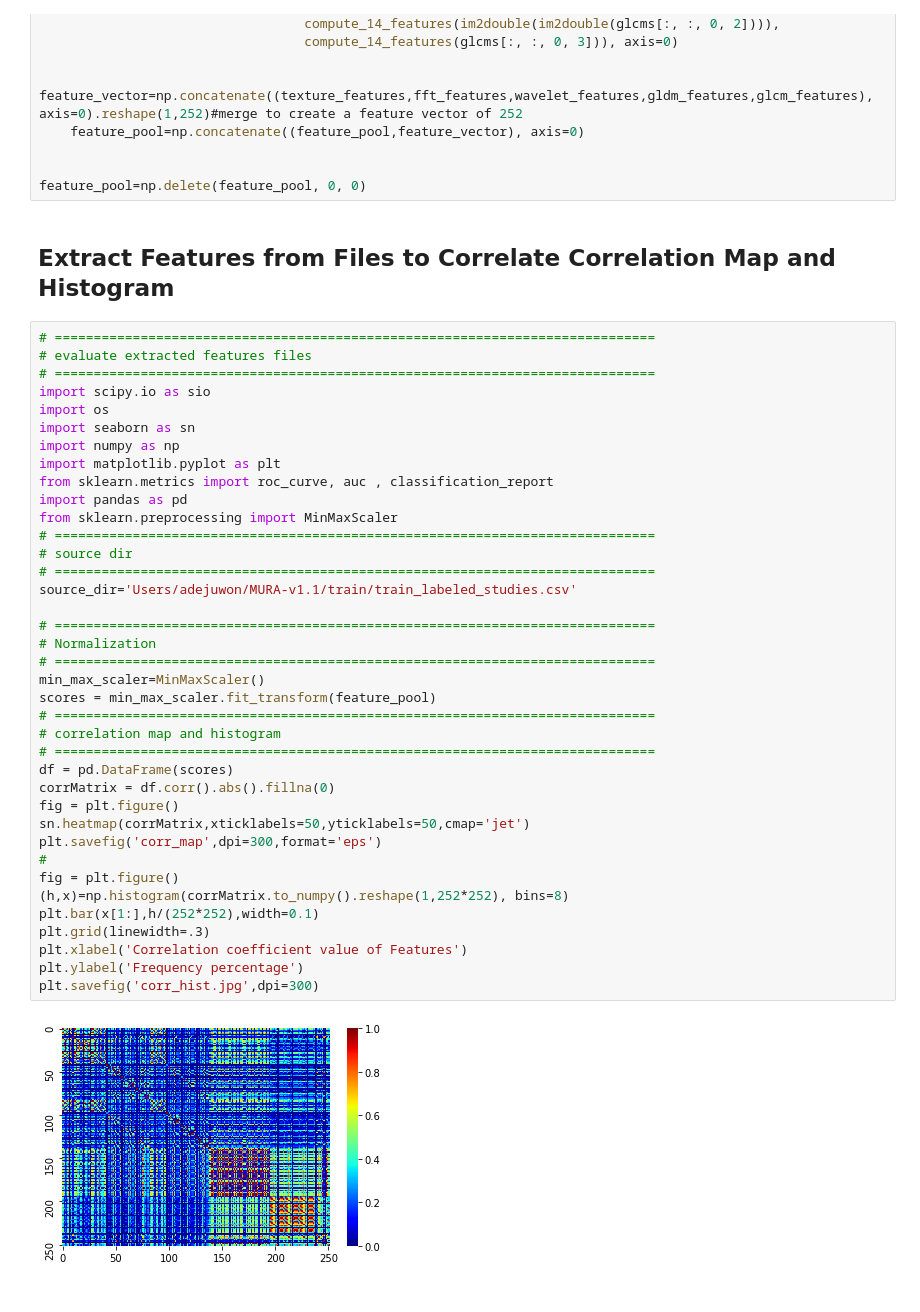
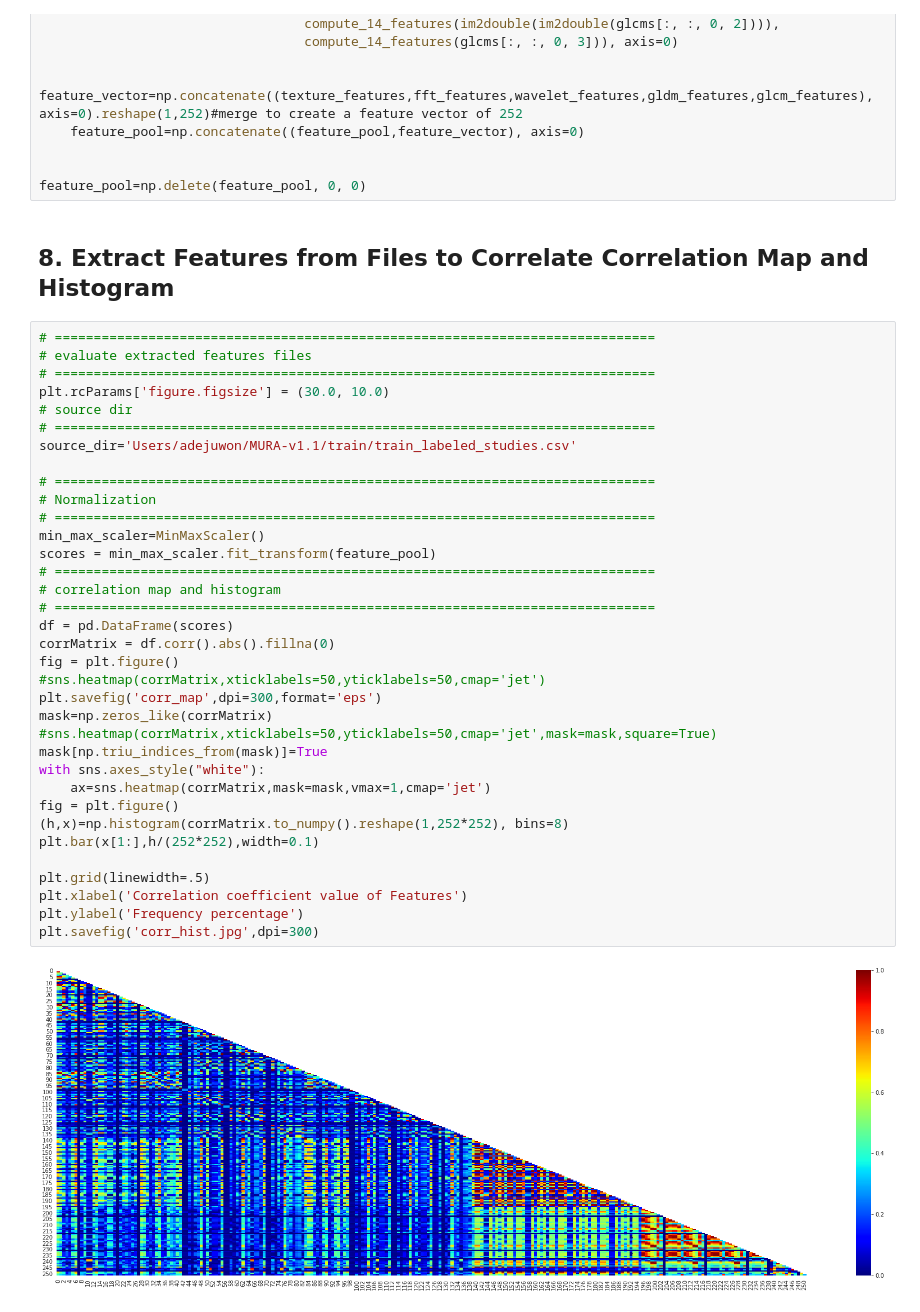
Before and after one commit to dreamtx01/Springboard, a Jupyter notebook: Folders/Capstone Project 2/Code/Statistics_BoneXray.ipynb, the cells around one changed output. Saved outputs shown, nothing was run; the diff lists cells and outputs as text.

```diff
--- a/Folders/Capstone Project 2/Code/Statistics_BoneXray.ipynb
+++ b/Folders/Capstone Project 2/Code/Statistics_BoneXray.ipynb
@@ -626,44 +540,41 @@ for idx,img_name in enumerate(image_list):
 
 feature_pool=np.delete(feature_pool, 0, 0)
 # %% [markdown]
-## Extract Features from Files to Correlate Correlation Map and Histogram
+## 8. Extract Features from Files to Correlate Correlation Map and Histogram
 # %%
 # =============================================================================
 # evaluate extracted features files
 # =============================================================================
-import scipy.io as sio
-import os
-import seaborn as sn
-import numpy as np
-import matplotlib.pyplot as plt
-from sklearn.metrics import roc_curve, auc , classification_report
-import pandas as pd
-from sklearn.preprocessing import MinMaxScaler
-# =============================================================================
+plt.rcParams['figure.figsize'] = (30.0, 10.0)
 # source dir
 # =============================================================================
 source_dir='Users/adejuwon/MURA-v1.1/train/train_labeled_studies.csv'
 
 # =============================================================================
 # Normalization
 # =============================================================================
 min_max_scaler=MinMaxScaler()
 scores = min_max_scaler.fit_transform(feature_pool)
 # =============================================================================
 # correlation map and histogram
 # =============================================================================
 df = pd.DataFrame(scores)
 corrMatrix = df.corr().abs().fillna(0)
 fig = plt.figure()
-sn.heatmap(corrMatrix,xticklabels=50,yticklabels=50,cmap='jet')
+#sns.heatmap(corrMatrix,xticklabels=50,yticklabels=50,cmap='jet')
 plt.savefig('corr_map',dpi=300,format='eps')
-#
+mask=np.zeros_like(corrMatrix)
+#sns.heatmap(corrMatrix,xticklabels=50,yticklabels=50,cmap='jet',mask=mask,square=True)
+mask[np.triu_indices_from(mask)]=True
+with sns.axes_style("white"):
+    ax=sns.heatmap(corrMatrix,mask=mask,vmax=1,cmap='jet')
 fig = plt.figure()
 (h,x)=np.histogram(corrMatrix.to_numpy().reshape(1,252*252), bins=8)
 plt.bar(x[1:],h/(252*252),width=0.1)
-plt.grid(linewidth=.3)
+
+plt.grid(linewidth=.5)
 plt.xlabel('Correlation coefficient value of Features')
 plt.ylabel('Frequency percentage')
 plt.savefig('corr_hist.jpg',dpi=300)
 # %% [output]
-[figure, old version]
+[figure, new version]
```
Also changed, not shown: parts of 22 cells of this notebook.
